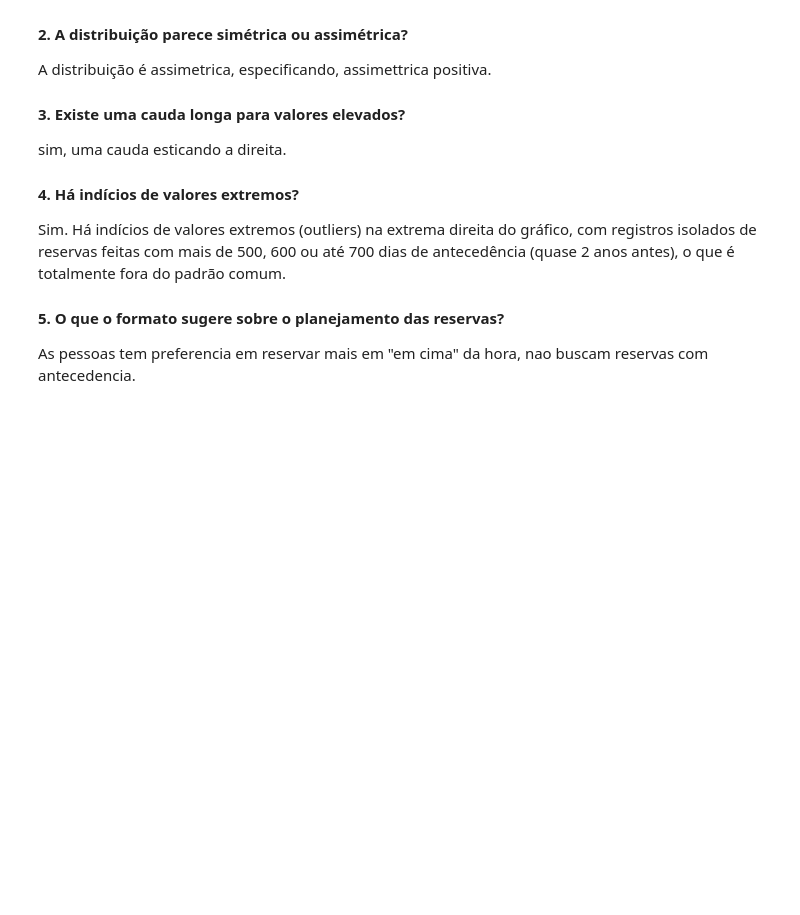
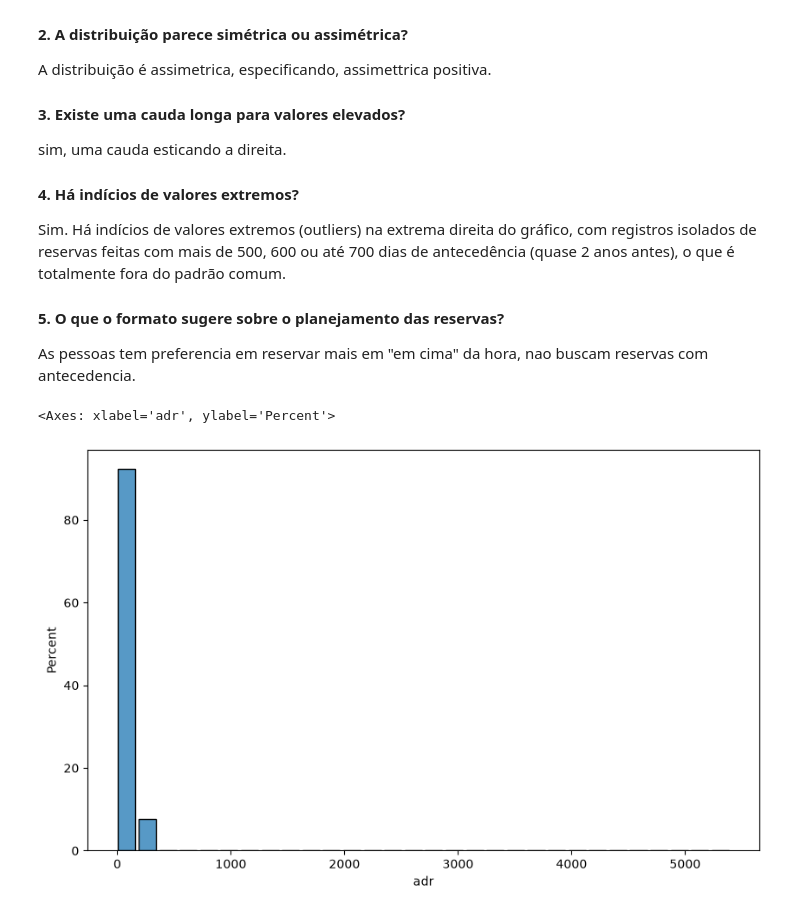
Before and after one commit to RewelliOliveira/data-mine, a Jupyter notebook: exploratory analysis/exame_review.ipynb, the cells around one changed output. Drawn from its saved outputs; the diff is of its cells as text; code cells hidden in the pictures; blank space fills up the shorter version.

Commit message:
plot graph 2

```diff
--- a/exploratory analysis/exame_review.ipynb
+++ b/exploratory analysis/exame_review.ipynb
@@ -161,3 +161,13 @@ sim, uma cauda esticando a direita.
 Sim. Há indícios de valores extremos (outliers) na extrema direita do gráfico, com registros isolados de reservas feitas com mais de 500, 600 ou até 700 dias de antecedência (quase 2 anos antes), o que é totalmente fora do padrão comum.
 #### 5. O que o formato sugere sobre o planejamento das reservas?
 As pessoas tem preferencia em reservar mais em "em cima" da hora, nao buscam reservas com antecedencia.
+# %%
+plt.figure(figsize=(10,6))
+sns.histplot(data=df, x="adr", bins=30, shrink=0.85, stat="percent")
+
+plt.title('Distribuição do preço médio diário (ADR)', fontsize=14, pad=15)
+plt.xlabel('ADR', fontsize=12)
+plt.ylabel('frequência', fontsize=12)
+# %% [output]
+<Axes: xlabel='adr', ylabel='Percent'>
+[figure, added]
```
